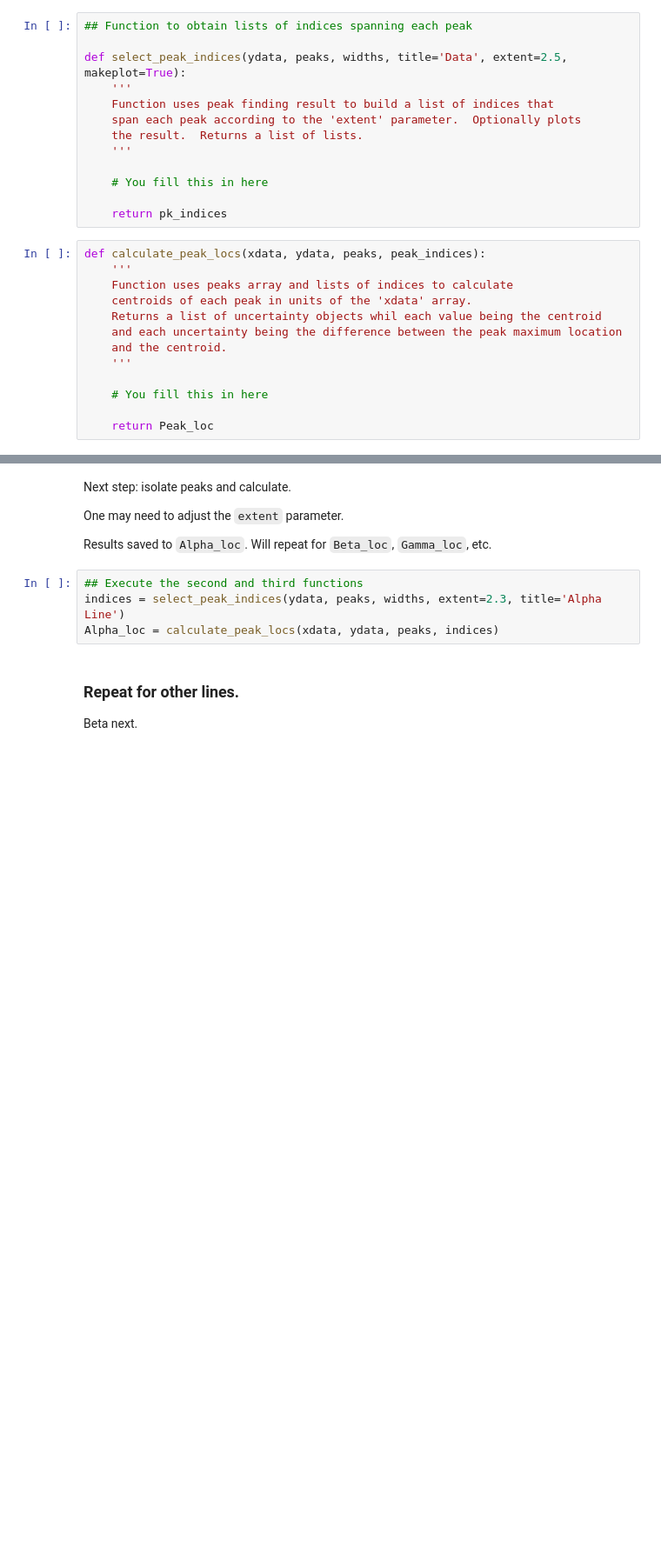
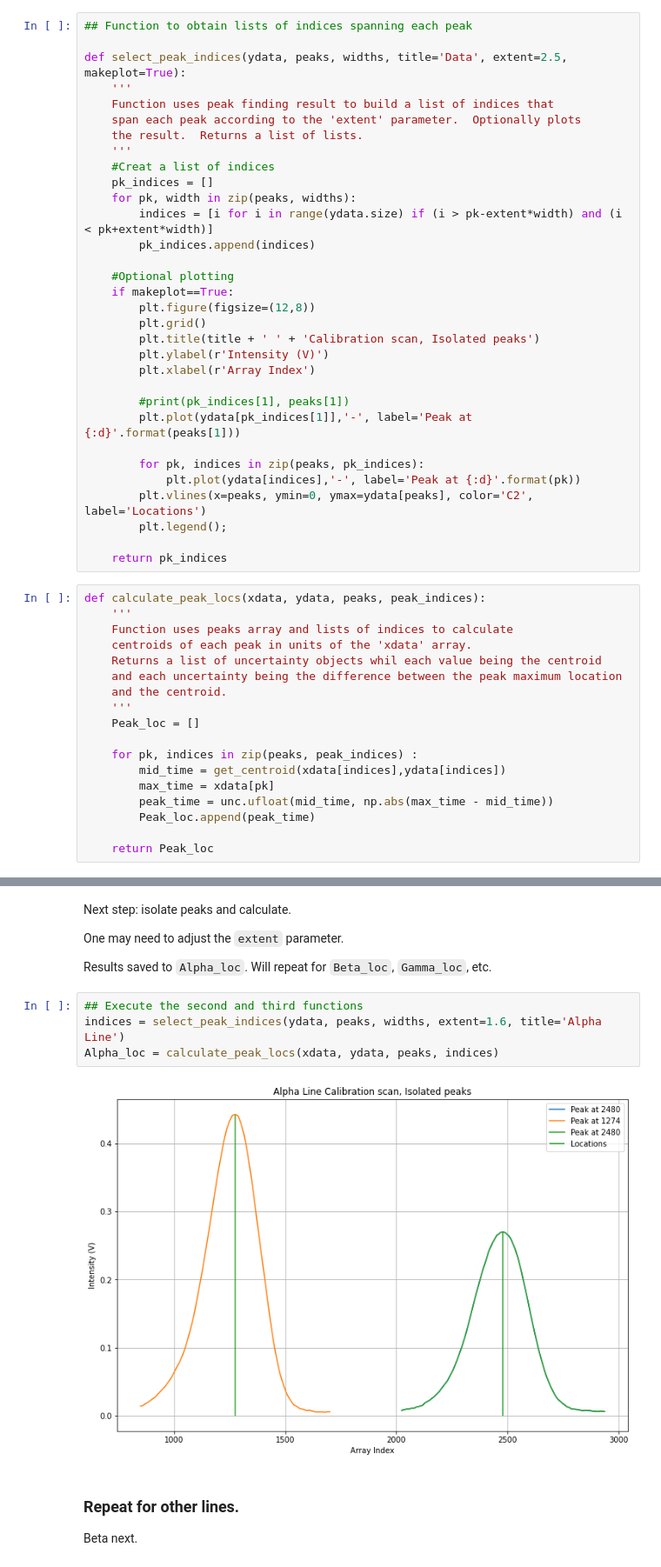
Before and after one commit to 14littleraindrop/PHYS_432_Atomic_Lab, a Jupyter notebook: Lab_1/analysis/HD_analysis_centroid_method.ipynb, the cells around one changed output, grey strips where cells are left out. Shown: that part at 87% size. Cells and saved outputs as stored; diff of their text form; blank space fills up the shorter version.

```diff
--- a/Lab_1/analysis/HD_analysis_centroid_method.ipynb
+++ b/Lab_1/analysis/HD_analysis_centroid_method.ipynb
@@ -269,8 +353,27 @@ def select_peak_indices(ydata, peaks, widths, title='Data', extent=2.5, makeplot
     span each peak according to the 'extent' parameter.  Optionally plots
     the result.  Returns a list of lists.
     '''
+    #Creat a list of indices
+    pk_indices = []
+    for pk, width in zip(peaks, widths):
+        indices = [i for i in range(ydata.size) if (i > pk-extent*width) and (i < pk+extent*width)]
+        pk_indices.append(indices)
 
-    # You fill this in here
+    #Optional plotting
+    if makeplot==True:
+        plt.figure(figsize=(12,8))
+        plt.grid()
+        plt.title(title + ' ' + 'Calibration scan, Isolated peaks')
+        plt.ylabel(r'Intensity (V)')
+        plt.xlabel(r'Array Index')
+
+        #print(pk_indices[1], peaks[1])
+        plt.plot(ydata[pk_indices[1]],'-', label='Peak at {:d}'.format(peaks[1]))
+
+        for pk, indices in zip(peaks, pk_indices):
+            plt.plot(ydata[indices],'-', label='Peak at {:d}'.format(pk))
+        plt.vlines(x=peaks, ymin=0, ymax=ydata[peaks], color='C2', label='Locations')
+        plt.legend();
 
     return pk_indices
 # %%
@@ -282,8 +385,13 @@ def calculate_peak_locs(xdata, ydata, peaks, peak_indices):
     and each uncertainty being the difference between the peak maximum location
     and the centroid.
     '''
+    Peak_loc = []
 
-    # You fill this in here
+    for pk, indices in zip(peaks, peak_indices) :
+        mid_time = get_centroid(xdata[indices],ydata[indices])
+        max_time = xdata[pk]
+        peak_time = unc.ufloat(mid_time, np.abs(max_time - mid_time))
+        Peak_loc.append(peak_time)
 
     return Peak_loc
 # %%
@@ -311,8 +427,10 @@ One may need to adjust the `extent` parameter.
 Results saved to `Alpha_loc`.  Will repeat for `Beta_loc`, `Gamma_loc`, etc.
 # %%
 ## Execute the second and third functions
-indices = select_peak_indices(ydata, peaks, widths, extent=2.3, title='Alpha Line')
+indices = select_peak_indices(ydata, peaks, widths, extent=1.6, title='Alpha Line')
 Alpha_loc = calculate_peak_locs(xdata, ydata, peaks, indices)
+# %% [output]
+[figure, added]
 # %% [markdown]
 ### Repeat for other lines.
 
```
Also changed, not shown: parts of 36 cells of this notebook.
